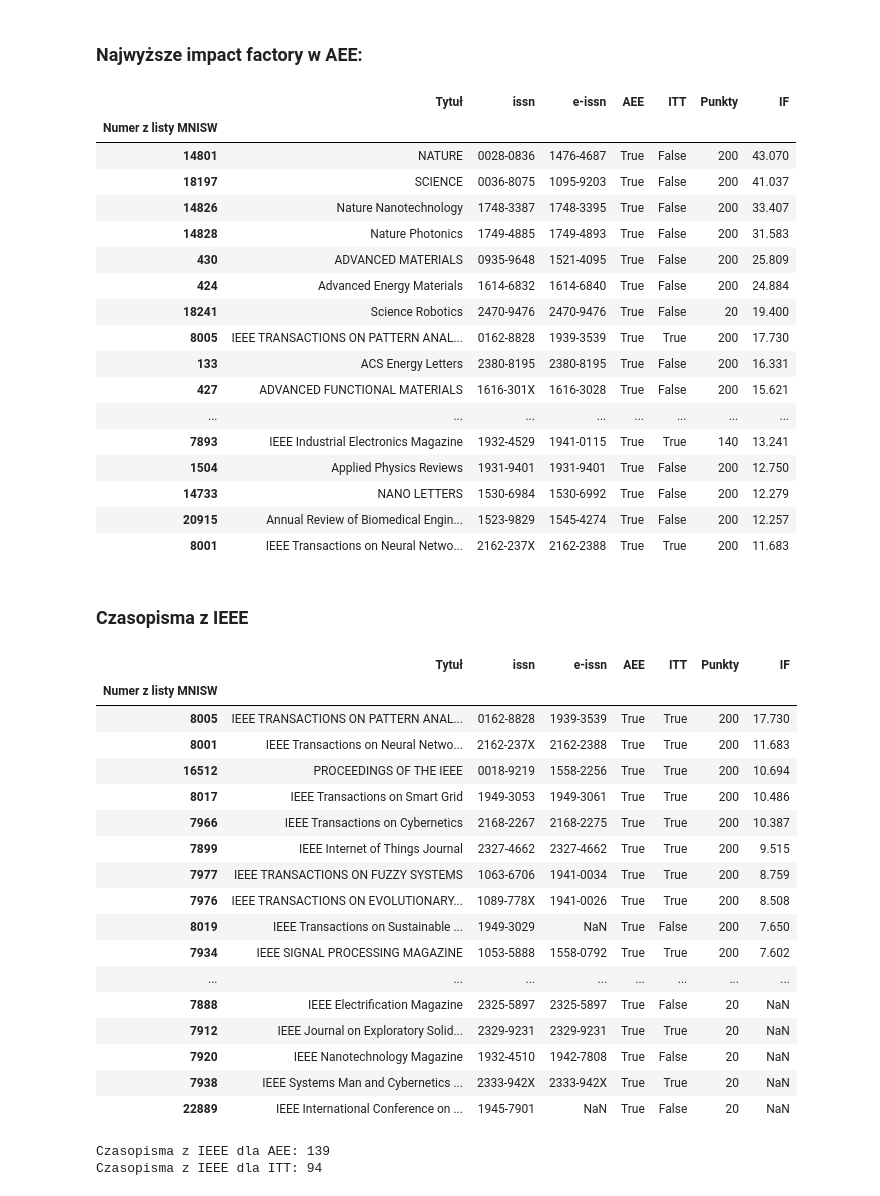
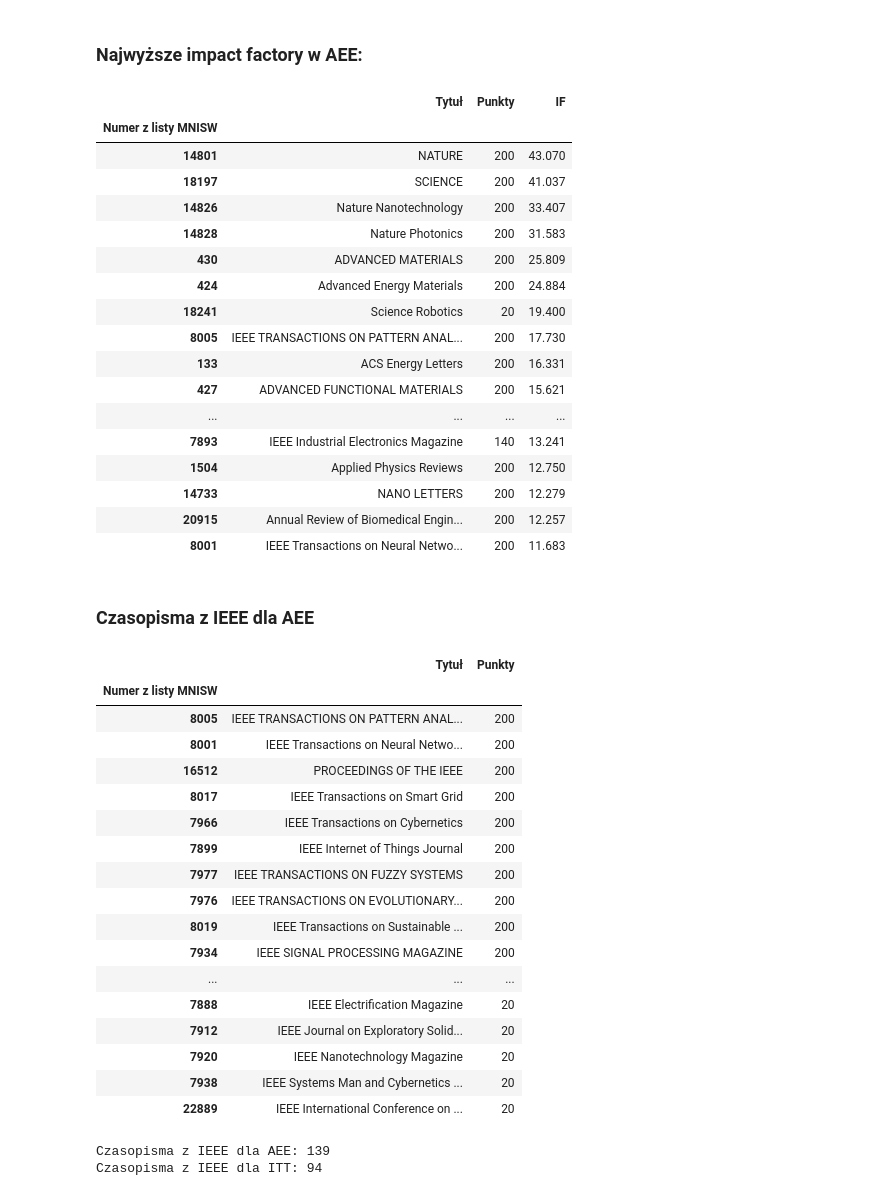
Before and after one commit to KAIR-ISZ/public_documents, a Jupyter notebook: Punktacja czasopism/Documents/Raport.ipynb, the cells around one changed output. Cells and saved outputs as stored; diff of their text form; code cells hidden in the pictures.

Commit message:
[Punktacja] Zmiany w raporcie aby poprawic czytelność PDF-a
Ograniczono listy czasopism do AEE

```diff
--- a/Punktacja czasopism/Documents/Raport.ipynb
+++ b/Punktacja czasopism/Documents/Raport.ipynb
@@ -86,51 +86,51 @@ sns.catplot(x="Punkty", y="IF", data=dane[dane.AEE]);
 # %% [markdown]
 ### Najwyższe impact factory w AEE:
 # %%
-dane[dane.AEE].sort_values('IF',ascending=False).head(20)
+dane[dane.AEE].sort_values('IF',ascending=False).loc[:,['Tytuł','Punkty','IF']].head(20)
 # %% [output]
-|  | Tytuł | issn | e-issn | AEE | ITT | Punkty | IF |
-| Numer z listy MNISW |  |  |  |  |  |  |  |
-| 14801 | NATURE | 0028-0836 | 1476-4687 | True | False | 200 | 43.070 |
-| 18197 | SCIENCE | 0036-8075 | 1095-9203 | True | False | 200 | 41.037 |
-| 14826 | Nature Nanotechnology | 1748-3387 | 1748-3395 | True | False | 200 | 33.407 |
-| 14828 | Nature Photonics | 1749-4885 | 1749-4893 | True | False | 200 | 31.583 |
-| 430 | ADVANCED MATERIALS | 0935-9648 | 1521-4095 | True | False | 200 | 25.809 |
-| 424 | Advanced Energy Materials | 1614-6832 | 1614-6840 | True | False | 200 | 24.884 |
-| 18241 | Science Robotics | 2470-9476 | 2470-9476 | True | False | 20 | 19.400 |
-| 8005 | IEEE TRANSACTIONS ON PATTERN ANAL... | 0162-8828 | 1939-3539 | True | True | 200 | 17.730 |
-| 133 | ACS Energy Letters | 2380-8195 | 2380-8195 | True | False | 200 | 16.331 |
-| 427 | ADVANCED FUNCTIONAL MATERIALS | 1616-301X | 1616-3028 | True | False | 200 | 15.621 |
-| ... | ... | ... | ... | ... | ... | ... | ... |
-| 7893 | IEEE Industrial Electronics Magazine | 1932-4529 | 1941-0115 | True | True | 140 | 13.241 |
-| 1504 | Applied Physics Reviews | 1931-9401 | 1931-9401 | True | False | 200 | 12.750 |
-| 14733 | NANO LETTERS | 1530-6984 | 1530-6992 | True | False | 200 | 12.279 |
-| 20915 | Annual Review of Biomedical Engin... | 1523-9829 | 1545-4274 | True | False | 200 | 12.257 |
-| 8001 | IEEE Transactions on Neural Netwo... | 2162-237X | 2162-2388 | True | True | 200 | 11.683 |
+|  | Tytuł | Punkty | IF |
+| Numer z listy MNISW |  |  |  |
+| 14801 | NATURE | 200 | 43.070 |
+| 18197 | SCIENCE | 200 | 41.037 |
+| 14826 | Nature Nanotechnology | 200 | 33.407 |
+| 14828 | Nature Photonics | 200 | 31.583 |
+| 430 | ADVANCED MATERIALS | 200 | 25.809 |
+| 424 | Advanced Energy Materials | 200 | 24.884 |
+| 18241 | Science Robotics | 20 | 19.400 |
+| 8005 | IEEE TRANSACTIONS ON PATTERN ANAL... | 200 | 17.730 |
+| 133 | ACS Energy Letters | 200 | 16.331 |
+| 427 | ADVANCED FUNCTIONAL MATERIALS | 200 | 15.621 |
+| ... | ... | ... | ... |
+| 7893 | IEEE Industrial Electronics Magazine | 140 | 13.241 |
+| 1504 | Applied Physics Reviews | 200 | 12.750 |
+| 14733 | NANO LETTERS | 200 | 12.279 |
+| 20915 | Annual Review of Biomedical Engin... | 200 | 12.257 |
+| 8001 | IEEE Transactions on Neural Netwo... | 200 | 11.683 |
 # %% [markdown]
-### Czasopisma z IEEE
+### Czasopisma z IEEE dla AEE
 # %%
 pd.set_option('display.max_rows', 500)
 IEEE=dane[dane.AEE&dane['Tytuł'].str.contains('IEEE')].sort_values(['Punkty','IF'],ascending=False)
-IEEE
+IEEE[IEEE.AEE].loc[:,['Tytuł','Punkty']]
 # %% [output]
-|  | Tytuł | issn | e-issn | AEE | ITT | Punkty | IF |
-| Numer z listy MNISW |  |  |  |  |  |  |  |
-| 8005 | IEEE TRANSACTIONS ON PATTERN ANAL... | 0162-8828 | 1939-3539 | True | True | 200 | 17.730 |
-| 8001 | IEEE Transactions on Neural Netwo... | 2162-237X | 2162-2388 | True | True | 200 | 11.683 |
-| 16512 | PROCEEDINGS OF THE IEEE | 0018-9219 | 1558-2256 | True | True | 200 | 10.694 |
-| 8017 | IEEE Transactions on Smart Grid | 1949-3053 | 1949-3061 | True | True | 200 | 10.486 |
-| 7966 | IEEE Transactions on Cybernetics | 2168-2267 | 2168-2275 | True | True | 200 | 10.387 |
-| 7899 | IEEE Internet of Things Journal | 2327-4662 | 2327-4662 | True | True | 200 | 9.515 |
-| 7977 | IEEE TRANSACTIONS ON FUZZY SYSTEMS | 1063-6706 | 1941-0034 | True | True | 200 | 8.759 |
-| 7976 | IEEE TRANSACTIONS ON EVOLUTIONARY... | 1089-778X | 1941-0026 | True | True | 200 | 8.508 |
-| 8019 | IEEE Transactions on Sustainable ... | 1949-3029 | NaN | True | False | 200 | 7.650 |
-| 7934 | IEEE SIGNAL PROCESSING MAGAZINE | 1053-5888 | 1558-0792 | True | True | 200 | 7.602 |
-| ... | ... | ... | ... | ... | ... | ... | ... |
-| 7888 | IEEE Electrification Magazine | 2325-5897 | 2325-5897 | True | False | 20 | NaN |
-| 7912 | IEEE Journal on Exploratory Solid... | 2329-9231 | 2329-9231 | True | True | 20 | NaN |
-| 7920 | IEEE Nanotechnology Magazine | 1932-4510 | 1942-7808 | True | False | 20 | NaN |
-| 7938 | IEEE Systems Man and Cybernetics ... | 2333-942X | 2333-942X | True | True | 20 | NaN |
-| 22889 | IEEE International Conference on ... | 1945-7901 | NaN | True | False | 20 | NaN |
+|  | Tytuł | Punkty |
+| Numer z listy MNISW |  |  |
+| 8005 | IEEE TRANSACTIONS ON PATTERN ANAL... | 200 |
+| 8001 | IEEE Transactions on Neural Netwo... | 200 |
+| 16512 | PROCEEDINGS OF THE IEEE | 200 |
+| 8017 | IEEE Transactions on Smart Grid | 200 |
+| 7966 | IEEE Transactions on Cybernetics | 200 |
+| 7899 | IEEE Internet of Things Journal | 200 |
+| 7977 | IEEE TRANSACTIONS ON FUZZY SYSTEMS | 200 |
+| 7976 | IEEE TRANSACTIONS ON EVOLUTIONARY... | 200 |
+| 8019 | IEEE Transactions on Sustainable ... | 200 |
+| 7934 | IEEE SIGNAL PROCESSING MAGAZINE | 200 |
+| ... | ... | ... |
+| 7888 | IEEE Electrification Magazine | 20 |
+| 7912 | IEEE Journal on Exploratory Solid... | 20 |
+| 7920 | IEEE Nanotechnology Magazine | 20 |
+| 7938 | IEEE Systems Man and Cybernetics ... | 20 |
+| 22889 | IEEE International Conference on ... | 20 |
 # %%
 print('Czasopisma z IEEE dla AEE: '+str(sum(IEEE.AEE)))
 print('Czasopisma z IEEE dla ITT: '+str(sum(IEEE.ITT)))
```
Also changed, not shown: parts of 4 cells of this notebook, 1 other file.
